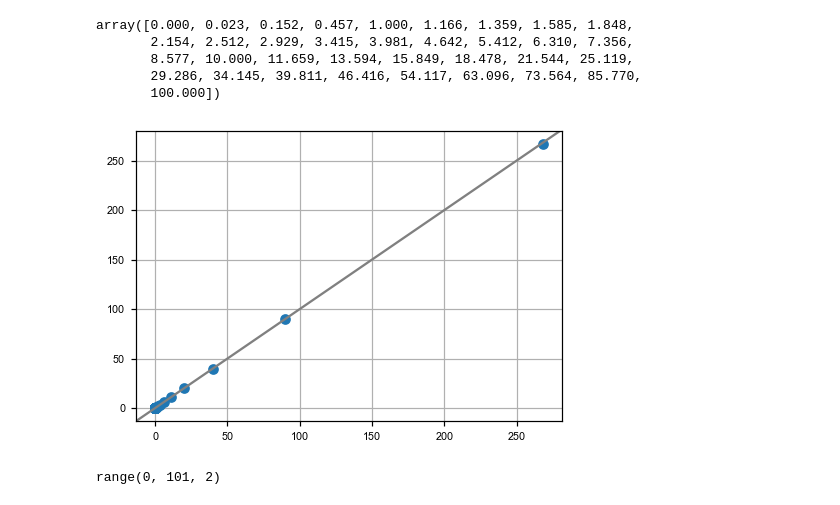
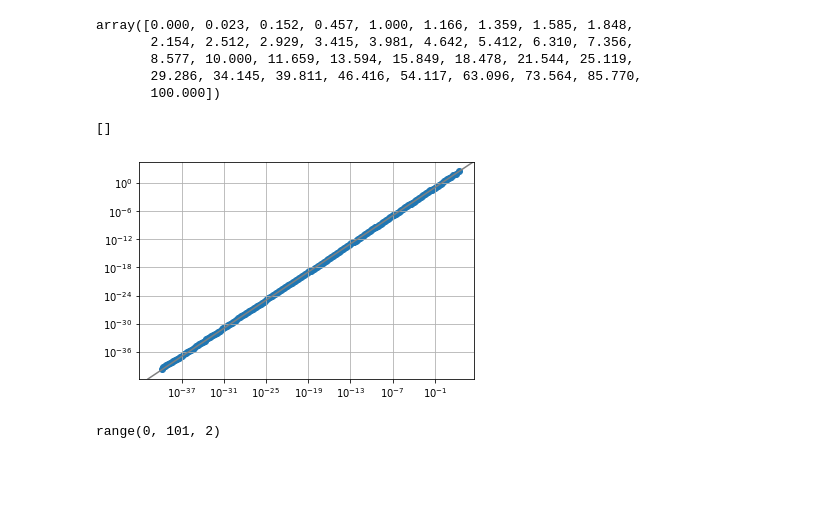
Before and after one commit to VivaswatS/selCoefEst, a Jupyter notebook: changingpopsizesims.ipynb, the cells around one changed output. Saved outputs shown, nothing was run; the diff lists cells and outputs as text; code cells hidden in the pictures; blank space fills up the shorter version.

```diff
--- a/changingpopsizesims.ipynb
+++ b/changingpopsizesims.ipynb
@@ -837,19 +840,28 @@ array([0.000, 0.023, 0.152, 0.457, 1.000, 1.166, 1.359, 1.585, 1.848,
        29.286, 34.145, 39.811, 46.416, 54.117, 63.096, 73.564, 85.770,
        100.000])
 # %%
-## CODE TO SHOW 1:1 RELATIONSHIP B/W MOMENTS & MY CALCULATIONS
-# fsf = moments.LinearSystem_1D.steady_state_1D(2000, gamma=-50, theta=400)
-# fsf = moments.Spectrum(fsf)
-# fsf.integrate([1], 4, gamma=-50, dt_fac=0.0005, theta=400)
-# fsf = fsf.project([200])
-# fst = run_mom_iterate_constant(40000, 200, -50/10000, 10000, 400, {})
+## CODE TO SHOW 1:1 RELATIONSHIP B/W MOMENTS & MY CALCULATIONS FOR *CONSTANT POP SIZE*
+fsf = moments.LinearSystem_1D.steady_state_1D(2000, gamma=-50, theta=400)
+fsf = moments.Spectrum(fsf)
+fsf.integrate([1], 1, gamma=-50, dt_fac=0.0005, theta=400)
+fsf = fsf.project([200])
+fst = run_mom_iterate_constant(10000, 200, -50/10000, 10000, 400)
 
 # fst.sum(axis=0),fsf
 
 # # moments.Plotting.plot_1d_fs(fs)
-# plt.scatter(fsf,fst.sum(axis=0)); plt.axline((0,0),color='grey',slope=1); plt.grid()
+plt.scatter(fsf,fst.sum(axis=0)); plt.axline((0,0),color='grey',slope=1); plt.grid(); plt.loglog()
+
+# fsf = moments.LinearSystem_1D.steady_state_1D(500, gamma=25, theta=400)
+# sfas = moments.Integration_nomig.integrate_nomig_viv(fsf.data, [1], 1, gamma=25, theta=400, dt_fac=1.001e-4)
+# age = moments.Integration_nomig.calculate_page_condi(sfas, 50, [1], 1, gamma=25, theta=400, dt_fac=1.001e-4)
+
+# fsa = run_mom_iterate_constant(10000,500,50/10000,5000,400)[::-1]
+
+# plt.plot(age/age.sum()); plt.plot(fsa[:,50]/fsa[:,50].sum(),ls='--')
 # %% [output]
+[]
-[figure, old version]
+[figure, new version]
 # %%
 def get_Kl_div(g, fsa0, sfs0, theta):
     sfs20 = moments.LinearSystem_1D.steady_state_1D(2000, gamma=g, theta=theta)
```
Also changed, not shown: parts of 2 cells of this notebook, 44 other files.
